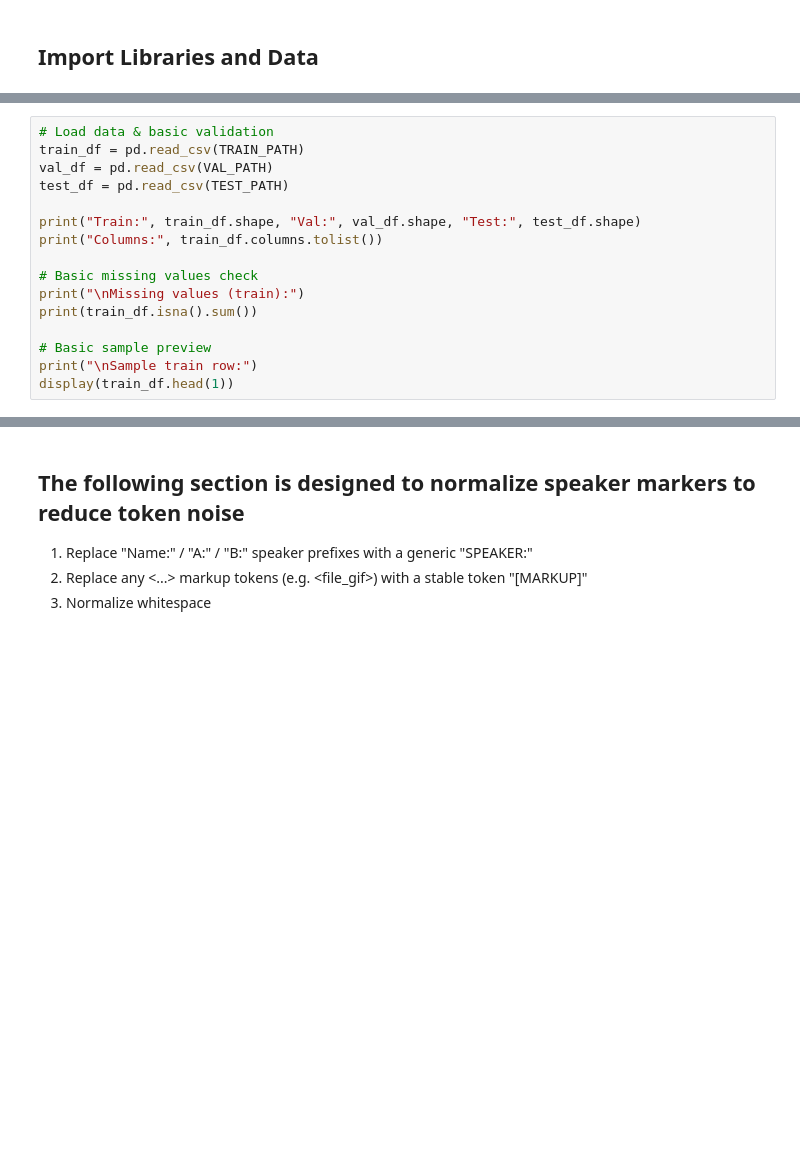
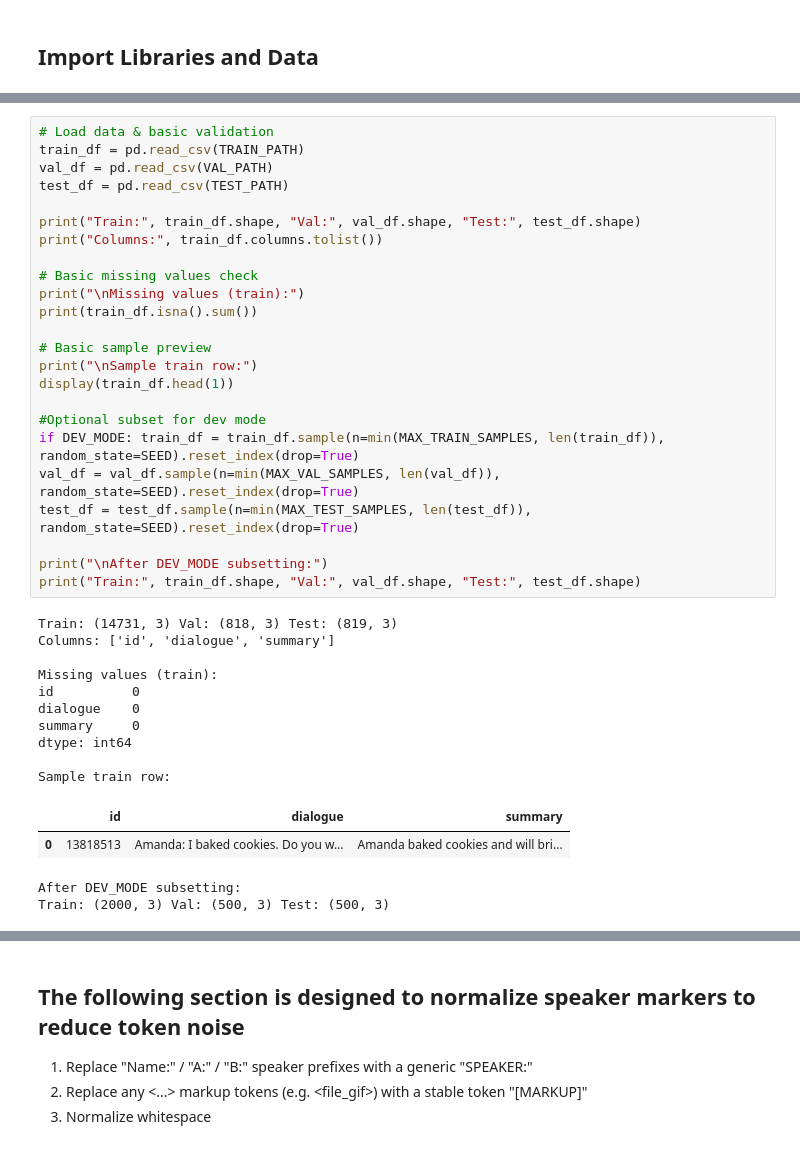
Before and after one commit to DallasHopeful/CapstoneProject3, a Jupyter notebook: EG_Project_3.ipynb, the cells around one changed output, grey strips where cells are left out. Saved outputs shown, nothing was run; the diff lists cells and outputs as text; blank space fills up the shorter version.

```diff
--- a/EG_Project_3.ipynb
+++ b/EG_Project_3.ipynb
@@ -75,19 +88,42 @@ GEN_NO_REPEAT_NGRAM_SIZE = 3
 # %%
 # Load data & basic validation
 train_df = pd.read_csv(TRAIN_PATH)
 val_df = pd.read_csv(VAL_PATH)
 test_df = pd.read_csv(TEST_PATH)
 
 print("Train:", train_df.shape, "Val:", val_df.shape, "Test:", test_df.shape)
 print("Columns:", train_df.columns.tolist())
 
 # Basic missing values check
 print("\nMissing values (train):")
 print(train_df.isna().sum())
 
 # Basic sample preview
 print("\nSample train row:")
 display(train_df.head(1))
+
+#Optional subset for dev mode
+if DEV_MODE: train_df = train_df.sample(n=min(MAX_TRAIN_SAMPLES, len(train_df)), random_state=SEED).reset_index(drop=True)
+val_df = val_df.sample(n=min(MAX_VAL_SAMPLES, len(val_df)), random_state=SEED).reset_index(drop=True)
+test_df = test_df.sample(n=min(MAX_TEST_SAMPLES, len(test_df)), random_state=SEED).reset_index(drop=True)
+
+print("\nAfter DEV_MODE subsetting:")
+print("Train:", train_df.shape, "Val:", val_df.shape, "Test:", test_df.shape)
+# %% [output]
+Train: (14731, 3) Val: (818, 3) Test: (819, 3)
+Columns: ['id', 'dialogue', 'summary']
+
+Missing values (train):
+id          0
+dialogue    0
+summary     0
+dtype: int64
+
+Sample train row:
+|  | id | dialogue | summary |
+| 0 | 13818513 | Amanda: I baked cookies. Do you w... | Amanda baked cookies and will bri... |
+After DEV_MODE subsetting:
+Train: (2000, 3) Val: (500, 3) Test: (500, 3)
 # %%
 # EDA: word-length distributions, summary ratio, sanity checks
 def word_count(x: str) -> int:
```
Also changed, not shown: parts of 10 cells of this notebook, 1 other file.
